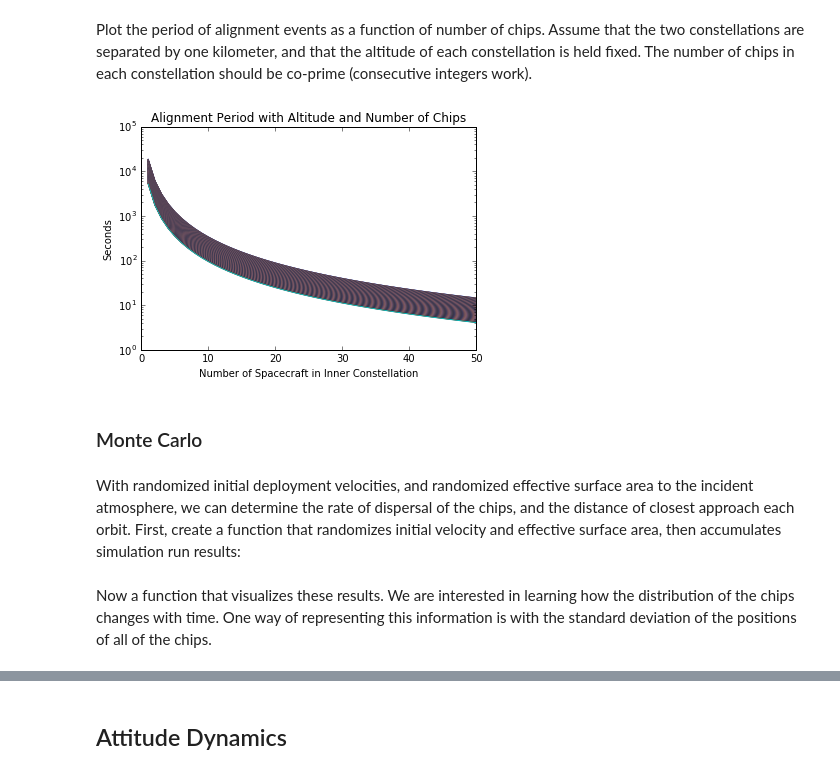
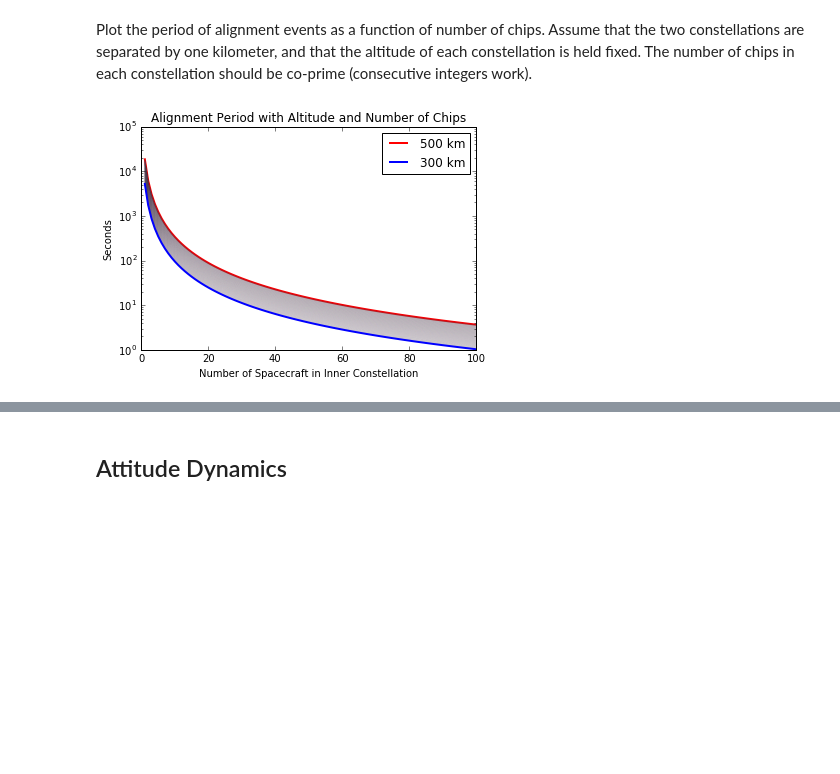
Before and after one commit to vha3/Swarms_Class, a Jupyter notebook: Sprite Attitude and Orbital.ipynb, the cells around one changed output, grey strips where cells are left out. Drawn from its saved outputs; the diff is of its cells as text; code cells hidden in the pictures; blank space fills up the shorter version.

Commit message:
added some graphics

```diff
--- a/Sprite Attitude and Orbital.ipynb
+++ b/Sprite Attitude and Orbital.ipynb
@@ -728,31 +728,33 @@ Plot the period of alignment events as a function of number of chips. Assume tha
 # %%
 def quantityTest():
     R2 = 500
     R1 = R2 - 1.
-    periods = numpy.zeros((200,50))
+    periods = numpy.zeros((200,100))
     alts = numpy.arange(R2 - 200, R2, 1)
     alts = sorted(alts, reverse=True)
     for i in numpy.arange(0, 200, 1):
         N1 = 2
         N2 = N1 - 1
-        nums = numpy.arange(1, 51, 1)
-        for j in numpy.arange(0, 50, 1):
+        nums = numpy.arange(1, 101, 1)
+        for j in numpy.arange(0, 100, 1):
             periods[i,j] = getAlignments(N1, N2, R1, R2)[1]
             N1+=1
             N2+=1
-        plt.plot(nums,periods[i,:])
+        if i==0:
+            plt.plot(nums,periods[i,:], 'r', lw=2, label='500 km')
+        elif i==199:
+            plt.plot(nums,periods[i,:], 'b', lw=2, label='300 km')
+        else:
+            plt.plot(nums,periods[i,:], alpha=0.05)
         R2 = R2 - 1
         R1 = R1 - 1
     plt.xlabel('Number of Spacecraft in Inner Constellation')
     plt.ylabel('Seconds')
     plt.title('Alignment Period with Altitude and Number of Chips')
     plt.yscale('log')
+    plt.legend(loc='upper right')
     plt.show()
     return periods
 quantityTest();
 # %% [output]
-[figure, old version]
+[figure, new version]
-# %% [markdown]
-### Monte Carlo
-# %% [markdown]
-With randomized initial deployment velocities, and randomized effective surface area to the incident atmosphere, we can determine the rate of dispersal of the chips, and the distance of closest approach each orbit. First, create a function that randomizes initial velocity and effective surface area, then accumulates simulation run results:
@@ -773,2 +760,0 @@ def runMonteCarlo(N, random=True):
-# %% [markdown]
-Now a function that visualizes these results. We are interested in learning how the distribution of the chips changes with time. One way of representing this information is with the standard deviation of the positions of all of the chips.
```
Also changed, not shown: parts of 14 cells of this notebook.
